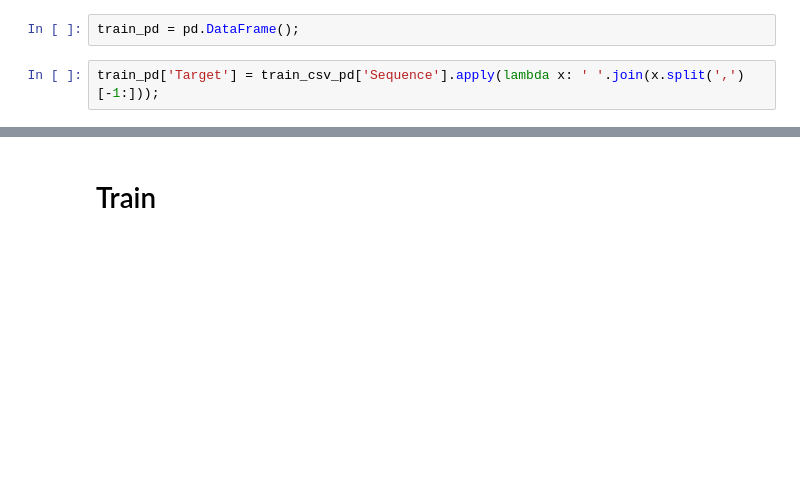
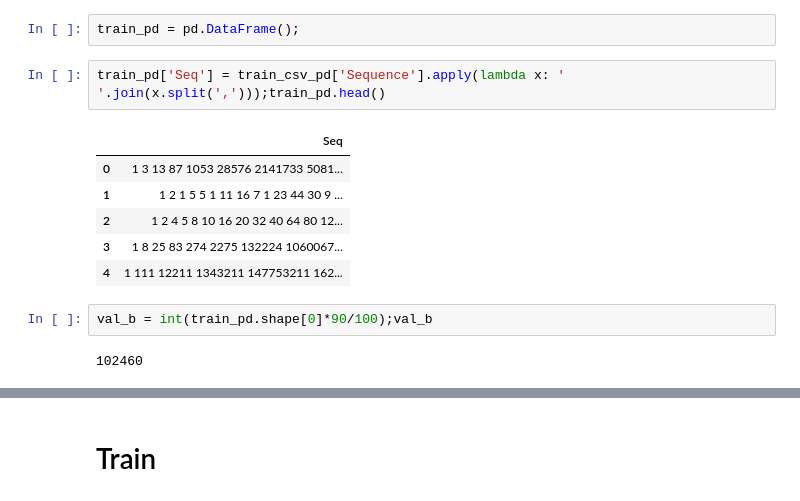
Before and after one commit to kuptservol/kaggle, a Jupyter notebook: integer-sequence.ipynb, the cells around one changed output, grey strips where cells are left out. Cells and saved outputs as stored; diff of their text form; blank space fills up the shorter version.

```diff
--- a/integer-sequence.ipynb
+++ b/integer-sequence.ipynb
@@ -86,4 +85,15 @@ data_small.show_batch()
 # %%
 train_pd = pd.DataFrame();
 # %%
-train_pd['Target'] = train_csv_pd['Sequence'].apply(lambda x: ' '.join(x.split(',')[-1:]));
+train_pd['Seq'] = train_csv_pd['Sequence'].apply(lambda x: ' '.join(x.split(',')));train_pd.head()
+# %% [output]
+|  | Seq |
+| 0 | 1 3 13 87 1053 28576 2141733 5081... |
+| 1 | 1 2 1 5 5 1 11 16 7 1 23 44 30 9 ... |
+| 2 | 1 2 4 5 8 10 16 20 32 40 64 80 12... |
+| 3 | 1 8 25 83 274 2275 132224 1060067... |
+| 4 | 1 111 12211 1343211 147753211 162... |
+# %%
+val_b = int(train_pd.shape[0]*90/100);val_b
+# %% [output]
+102460
```
Also changed, not shown: parts of 53 cells of this notebook.
